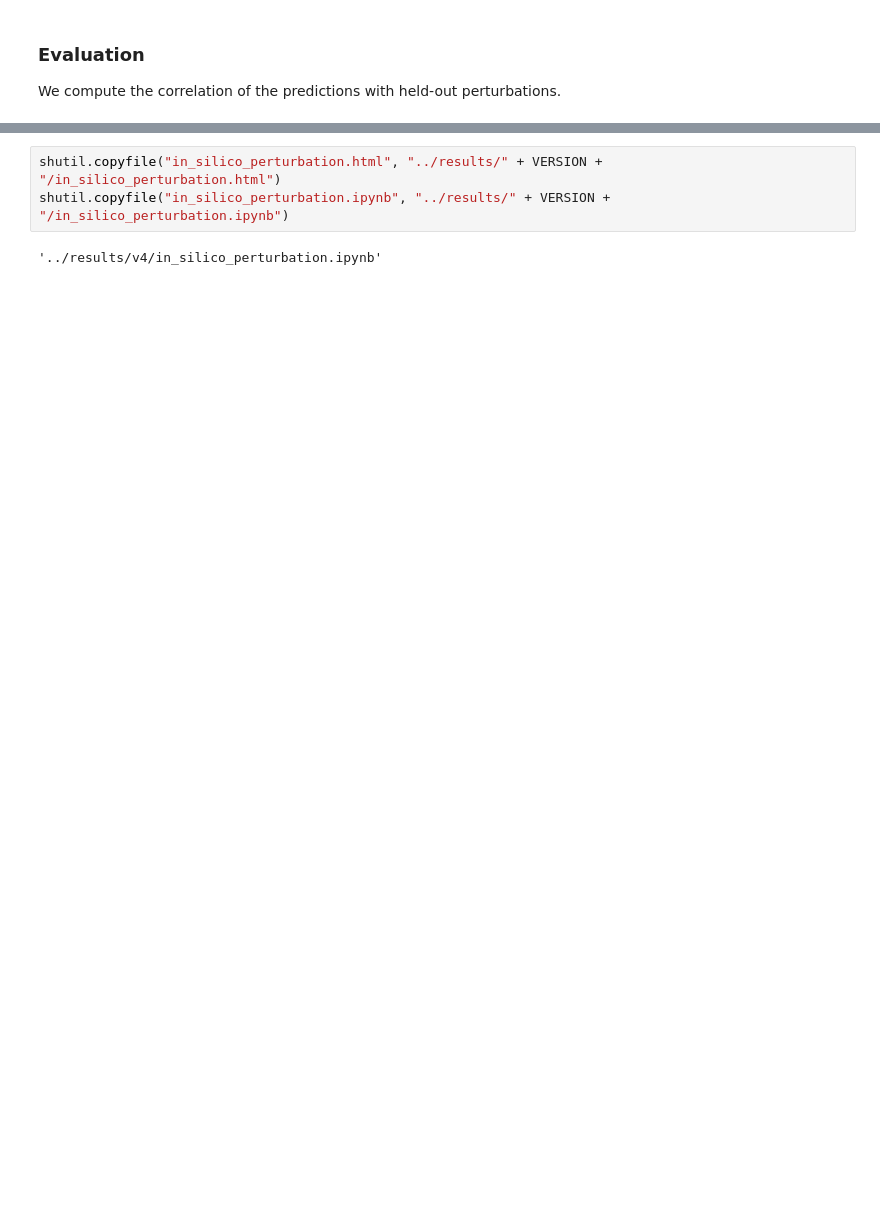
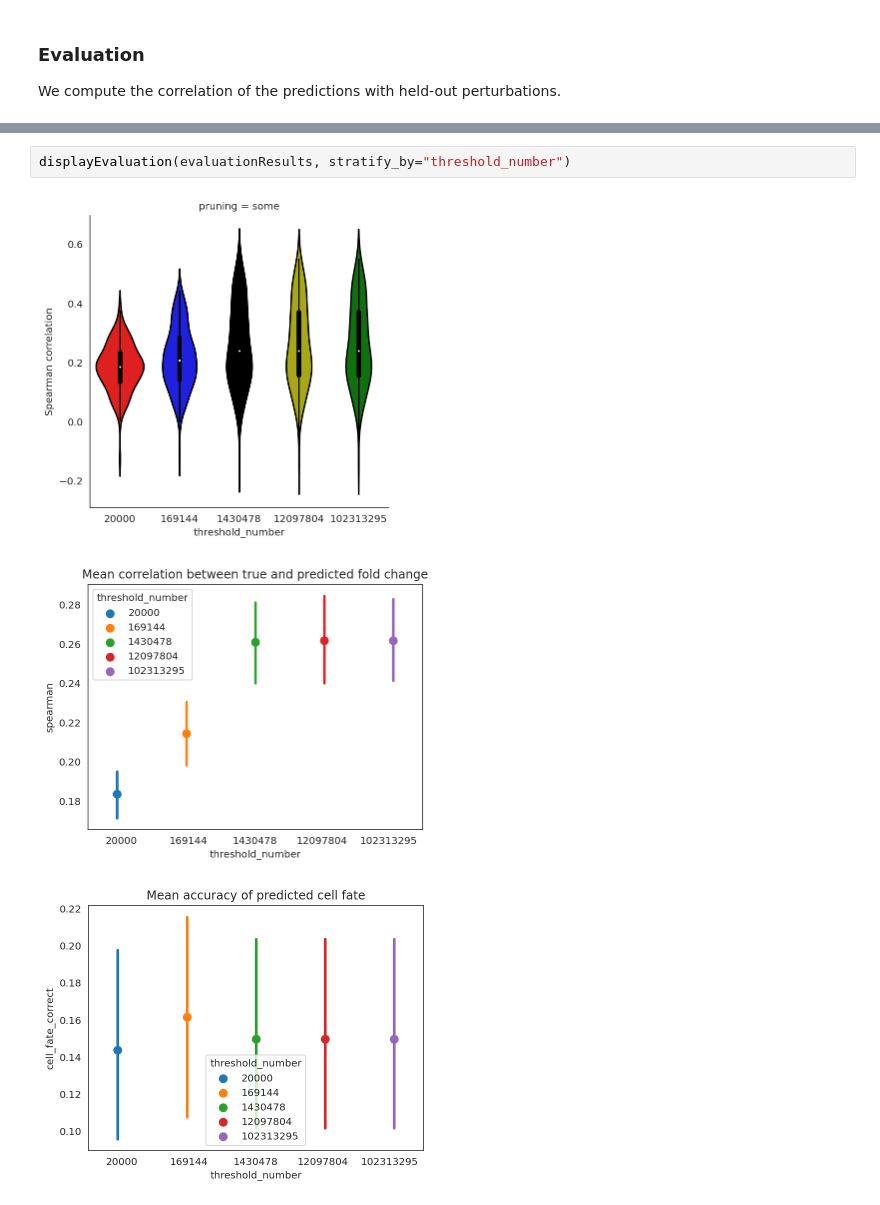
Before and after one commit to ekernf01/perturbation_benchmarking, a Jupyter notebook: scripts/in_silico_perturbation.ipynb, the cells around one changed output, grey strips where cells are left out. Cells and saved outputs as stored; diff of their text form; blank space fills up the shorter version.

```diff
--- a/scripts/in_silico_perturbation.ipynb
+++ b/scripts/in_silico_perturbation.ipynb
@@ -605,5 +573,6 @@ Copy the full notebook to a versioned set of results.
-# %%
-shutil.copyfile("in_silico_perturbation.html", "../results/" + VERSION + "/in_silico_perturbation.html")
-shutil.copyfile("in_silico_perturbation.ipynb", "../results/" + VERSION + "/in_silico_perturbation.ipynb")
-# %% [output]
-'../results/v4/in_silico_perturbation.ipynb'
+# %%
+displayEvaluation(evaluationResults, stratify_by="threshold_number")
+# %% [output]
+[figure, added]
+[figure, added]
+[figure, added]
```
Also changed, not shown: parts of 28 cells of this notebook, 8 other files.
